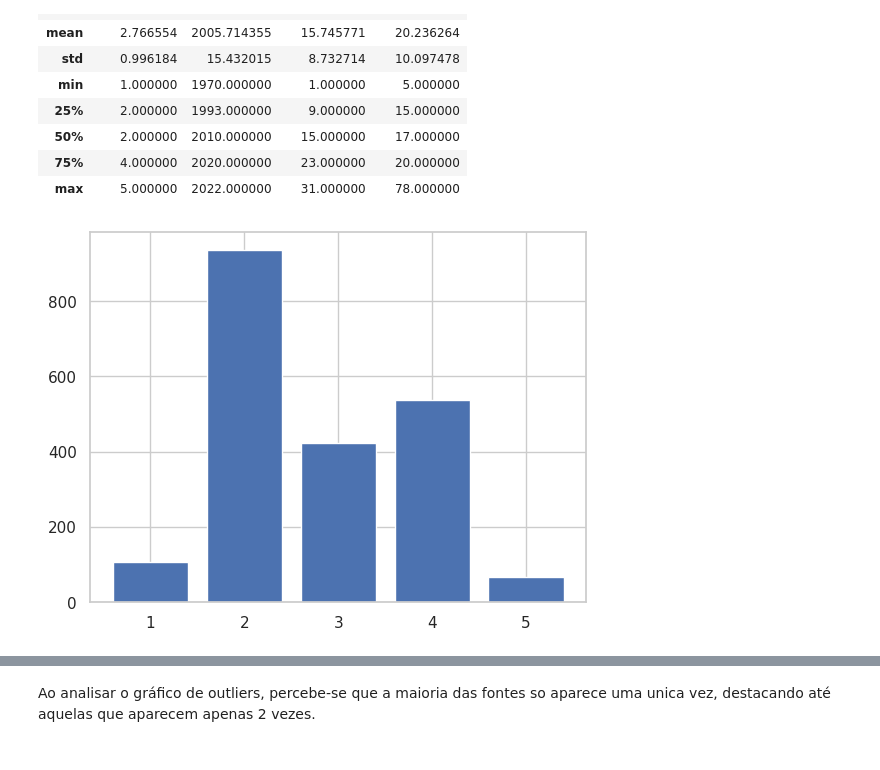
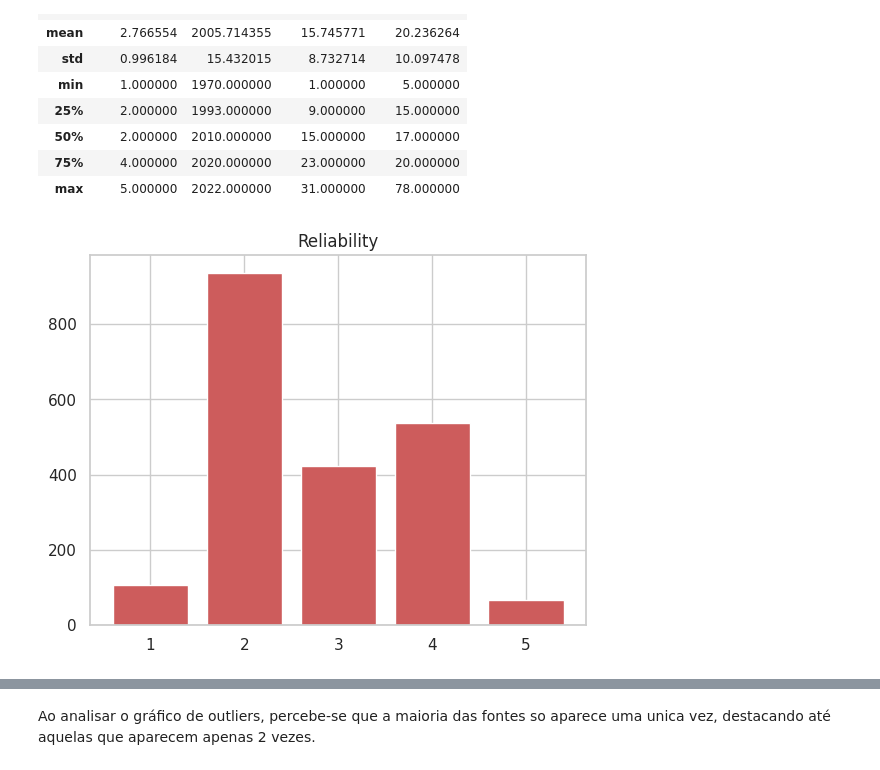
Before and after one commit to mariabandeira/gunviolence, a Jupyter notebook: Violência_Escolar.ipynb, the cells around one changed output, grey strips where cells are left out. Saved outputs shown, nothing was run; the diff lists cells and outputs as text; code cells hidden in the pictures.

```diff
--- a/Violência_Escolar.ipynb
+++ b/Violência_Escolar.ipynb
@@ -1081,9 +1085,12 @@ df_incid.describe()
 # %%
 df_incid['Reliability'].value_counts()
 confiabilidade = df_incid['Reliability'].value_counts()
-plt.bar(confiabilidade.index, confiabilidade.values)
+
+fig,ax = plt.subplots()
+plt.bar(confiabilidade.index, confiabilidade.values, color='indianred')
+ax.set_title("Reliability")
 plt.show()
 # %% [output]
-[figure, old version]
+[figure, new version]
 # %%
 escola20 = df_incid['School'].value_counts().head(20)
```
Also changed, not shown: parts of 118 cells of this notebook.
